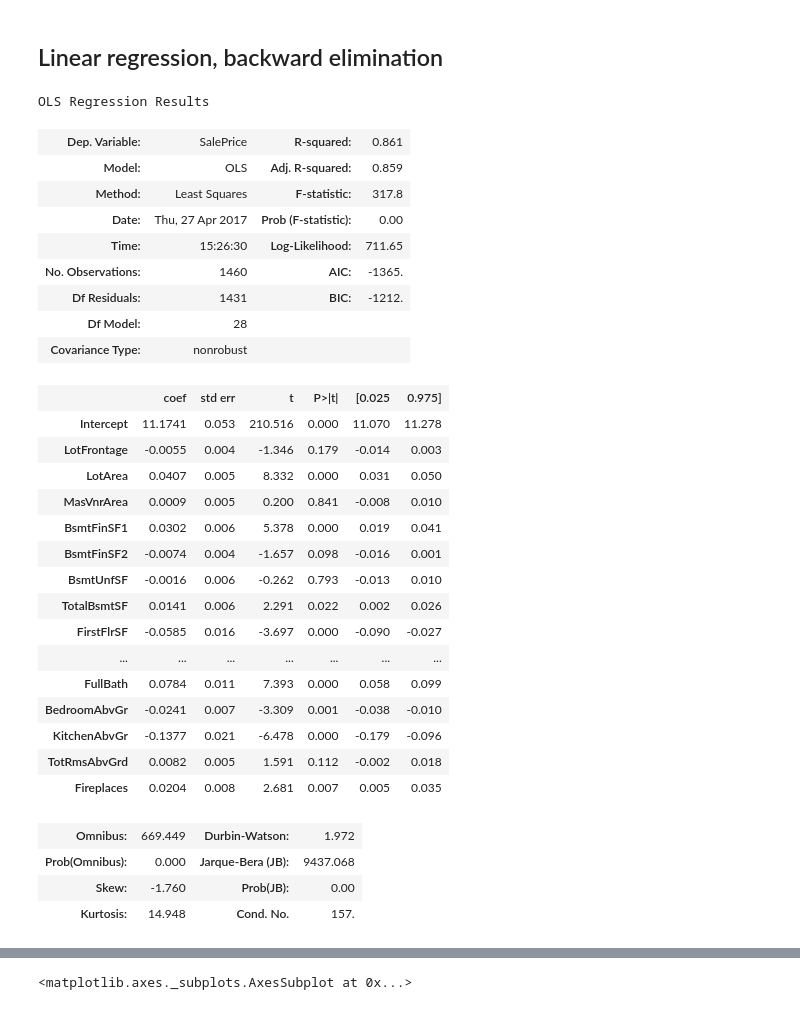
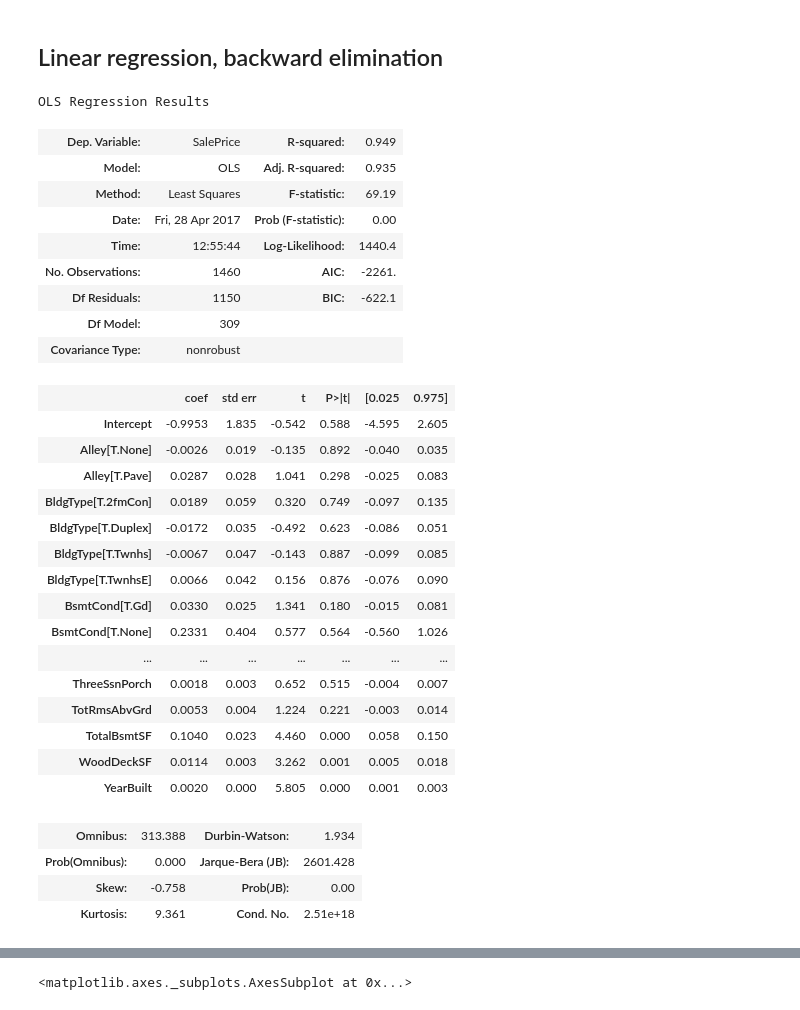
Before and after one commit to christopherhadley/kaggle-housing, a Jupyter notebook: kaggle-housing.ipynb, the cells around one changed output, grey strips where cells are left out. Saved outputs shown, nothing was run; the diff lists cells and outputs as text; code cells hidden in the pictures.

```diff
--- a/kaggle-housing.ipynb
+++ b/kaggle-housing.ipynb
@@ -167,6 +167,8 @@ ints = ['OverallQual', 'OverallCond', 'BsmtFullBath', 'BsmtHalfBath', 'FullBath'
 
 bools = ['CentralAir']
 
+feature_names = categories + floats + ints + bools
+
 # Define a function for converting a list of columns to a particular type:
 def convert_col_type(df, cols, type):
     for col in cols:
@@ -323,43 +286,46 @@ test = data_full.ix['test']
 # %% [markdown]
 ## Linear regression, backward elimination
 # %%
-# this is the standard import if you're using "formula notation" (similar to R)
+# For the purposes of a multiple regression, let's use statsmodel rather than scikit learn, as it gives us
+# more information, such as p-values, and hence, which regressors are important.
 import statsmodels.formula.api as smf
 
-# create a fitted model with all three features
-lm = smf.ols(formula='SalePrice ~ LotFrontage + LotArea + MasVnrArea + BsmtFinSF1 + BsmtFinSF2 + BsmtUnfSF + TotalBsmtSF + FirstFlrSF + SecondFlrSF + LowQualFinSF + GrLivArea + GarageArea + WoodDeckSF + OpenPorchSF + EnclosedPorch + ThreeSsnPorch + ScreenPorch + PoolArea + MiscVal + OverallQual + OverallCond + BsmtFullBath + BsmtHalfBath + FullBath + BedroomAbvGr + KitchenAbvGr + TotRmsAbvGrd + Fireplaces', data=train).fit()
+# create a fitted model with the features that are floats:
+#lm = smf.ols(formula='SalePrice ~ LotFrontage + LotArea + MasVnrArea + BsmtFinSF1 + BsmtFinSF2 + BsmtUnfSF + TotalBsmtSF + FirstFlrSF + SecondFlrSF + LowQualFinSF + GrLivArea + GarageArea + WoodDeckSF + OpenPorchSF + EnclosedPorch + ThreeSsnPorch + ScreenPorch + PoolArea + MiscVal + OverallQual + OverallCond + BsmtFullBath + BsmtHalfBath + FullBath + BedroomAbvGr + KitchenAbvGr + TotRmsAbvGrd + Fireplaces', data=train).fit()
+formula = 'SalePrice ~ ' + ' + '.join(feature_names)
+lm = smf.ols(formula=formula, data=train).fit()
 
 # print the coefficients
 lm.summary()
 # %% [output]
 OLS Regression Results
-| Dep. Variable: | SalePrice | R-squared: | 0.861 |
-| Model: | OLS | Adj. R-squared: | 0.859 |
-| Method: | Least Squares | F-statistic: | 317.8 |
-| Date: | Thu, 27 Apr 2017 | Prob (F-statistic): | 0.00 |
-| Time: | 15:26:30 | Log-Likelihood: | 711.65 |
-| No. Observations: | 1460 | AIC: | -1365. |
-| Df Residuals: | 1431 | BIC: | -1212. |
-| Df Model: | 28 |  |  |
+| Dep. Variable: | SalePrice | R-squared: | 0.949 |
+| Model: | OLS | Adj. R-squared: | 0.935 |
+| Method: | Least Squares | F-statistic: | 69.19 |
+| Date: | Fri, 28 Apr 2017 | Prob (F-statistic): | 0.00 |
+| Time: | 12:55:44 | Log-Likelihood: | 1440.4 |
+| No. Observations: | 1460 | AIC: | -2261. |
+| Df Residuals: | 1150 | BIC: | -622.1 |
+| Df Model: | 309 |  |  |
 | Covariance Type: | nonrobust |  |  |
 |  | coef | std err | t | P>|t| | [0.025 | 0.975] |
-| Intercept | 11.1741 | 0.053 | 210.516 | 0.000 | 11.070 | 11.278 |
-| LotFrontage | -0.0055 | 0.004 | -1.346 | 0.179 | -0.014 | 0.003 |
-| LotArea | 0.0407 | 0.005 | 8.332 | 0.000 | 0.031 | 0.050 |
-| MasVnrArea | 0.0009 | 0.005 | 0.200 | 0.841 | -0.008 | 0.010 |
-| BsmtFinSF1 | 0.0302 | 0.006 | 5.378 | 0.000 | 0.019 | 0.041 |
-| BsmtFinSF2 | -0.0074 | 0.004 | -1.657 | 0.098 | -0.016 | 0.001 |
-| BsmtUnfSF | -0.0016 | 0.006 | -0.262 | 0.793 | -0.013 | 0.010 |
-| TotalBsmtSF | 0.0141 | 0.006 | 2.291 | 0.022 | 0.002 | 0.026 |
-| FirstFlrSF | -0.0585 | 0.016 | -3.697 | 0.000 | -0.090 | -0.027 |
+| Intercept | -0.9953 | 1.835 | -0.542 | 0.588 | -4.595 | 2.605 |
+| Alley[T.None] | -0.0026 | 0.019 | -0.135 | 0.892 | -0.040 | 0.035 |
+| Alley[T.Pave] | 0.0287 | 0.028 | 1.041 | 0.298 | -0.025 | 0.083 |
+| BldgType[T.2fmCon] | 0.0189 | 0.059 | 0.320 | 0.749 | -0.097 | 0.135 |
+| BldgType[T.Duplex] | -0.0172 | 0.035 | -0.492 | 0.623 | -0.086 | 0.051 |
+| BldgType[T.Twnhs] | -0.0067 | 0.047 | -0.143 | 0.887 | -0.099 | 0.085 |
+| BldgType[T.TwnhsE] | 0.0066 | 0.042 | 0.156 | 0.876 | -0.076 | 0.090 |
+| BsmtCond[T.Gd] | 0.0330 | 0.025 | 1.341 | 0.180 | -0.015 | 0.081 |
+| BsmtCond[T.None] | 0.2331 | 0.404 | 0.577 | 0.564 | -0.560 | 1.026 |
 | ... | ... | ... | ... | ... | ... | ... |
-| FullBath | 0.0784 | 0.011 | 7.393 | 0.000 | 0.058 | 0.099 |
-| BedroomAbvGr | -0.0241 | 0.007 | -3.309 | 0.001 | -0.038 | -0.010 |
-| KitchenAbvGr | -0.1377 | 0.021 | -6.478 | 0.000 | -0.179 | -0.096 |
-| TotRmsAbvGrd | 0.0082 | 0.005 | 1.591 | 0.112 | -0.002 | 0.018 |
-| Fireplaces | 0.0204 | 0.008 | 2.681 | 0.007 | 0.005 | 0.035 |
+| ThreeSsnPorch | 0.0018 | 0.003 | 0.652 | 0.515 | -0.004 | 0.007 |
+| TotRmsAbvGrd | 0.0053 | 0.004 | 1.224 | 0.221 | -0.003 | 0.014 |
+| TotalBsmtSF | 0.1040 | 0.023 | 4.460 | 0.000 | 0.058 | 0.150 |
+| WoodDeckSF | 0.0114 | 0.003 | 3.262 | 0.001 | 0.005 | 0.018 |
+| YearBuilt | 0.0020 | 0.000 | 5.805 | 0.000 | 0.001 | 0.003 |
-| Omnibus: | 669.449 | Durbin-Watson: | 1.972 |
-| Prob(Omnibus): | 0.000 | Jarque-Bera (JB): | 9437.068 |
-| Skew: | -1.760 | Prob(JB): | 0.00 |
-| Kurtosis: | 14.948 | Cond. No. | 157. |
+| Omnibus: | 313.388 | Durbin-Watson: | 1.934 |
+| Prob(Omnibus): | 0.000 | Jarque-Bera (JB): | 2601.428 |
+| Skew: | -0.758 | Prob(JB): | 0.00 |
+| Kurtosis: | 9.361 | Cond. No. | 2.51e+18 |
 # %%
```
Also changed, not shown: parts of 45 cells of this notebook.
